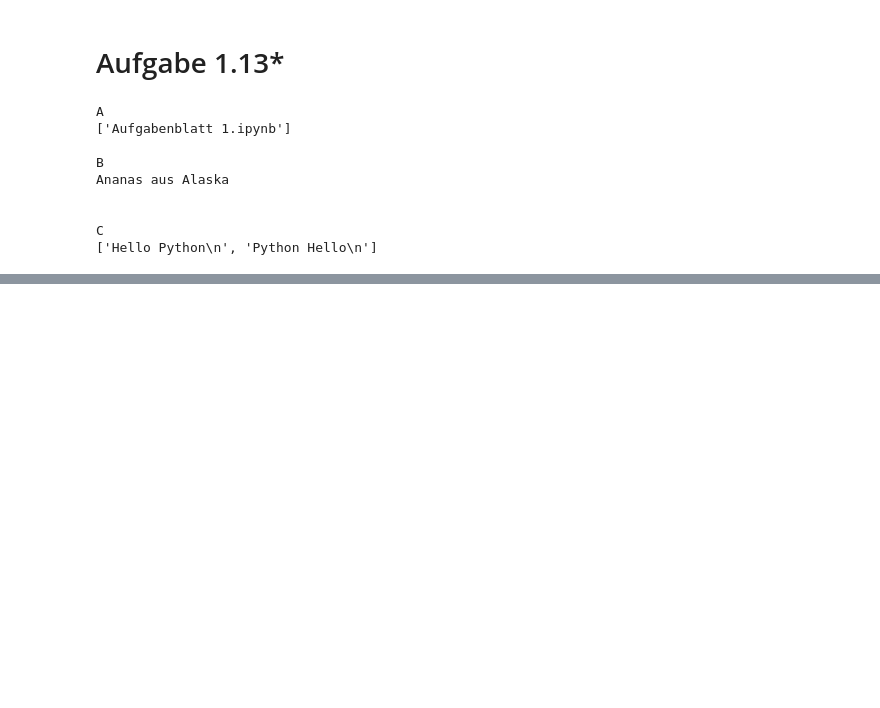
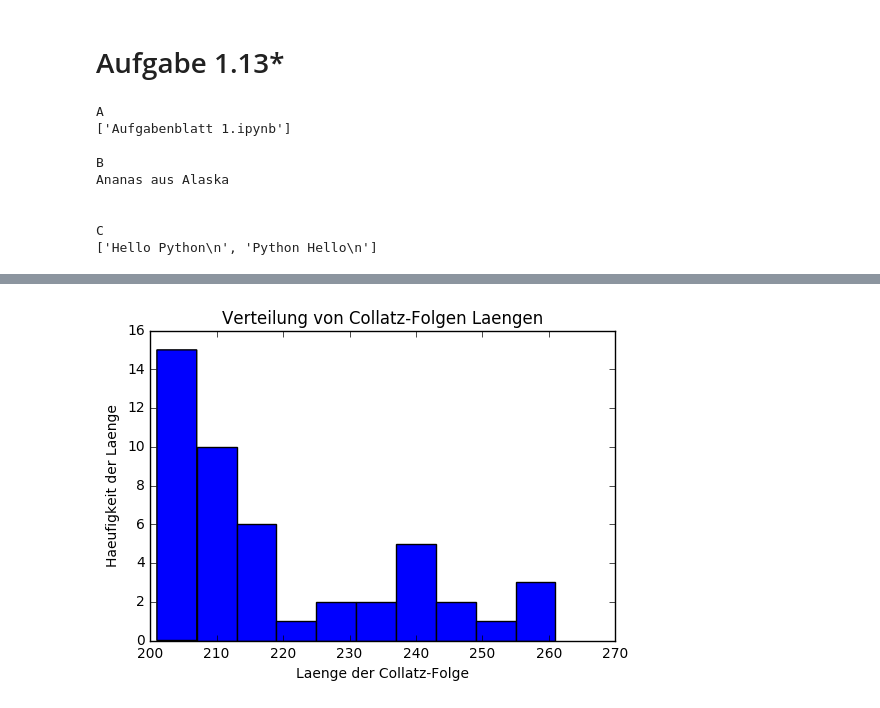
Before and after one commit to jgoerner/Programming-for-DataScience, a Jupyter notebook: Aufgabenblatt 1.ipynb, the cells around one changed output, grey strips where cells are left out. Saved outputs shown, nothing was run; the diff lists cells and outputs as text; code cells hidden in the pictures; blank space fills up the shorter version.

```diff
--- a/Aufgabenblatt 1.ipynb
+++ b/Aufgabenblatt 1.ipynb
@@ -280,0 +345,5 @@ C
+# %%
+#e - execution
+lenColsFrq(10000, h=200)
+# %% [output]
+[figure, added]
```
Also changed, not shown: parts of 3 cells of this notebook.
